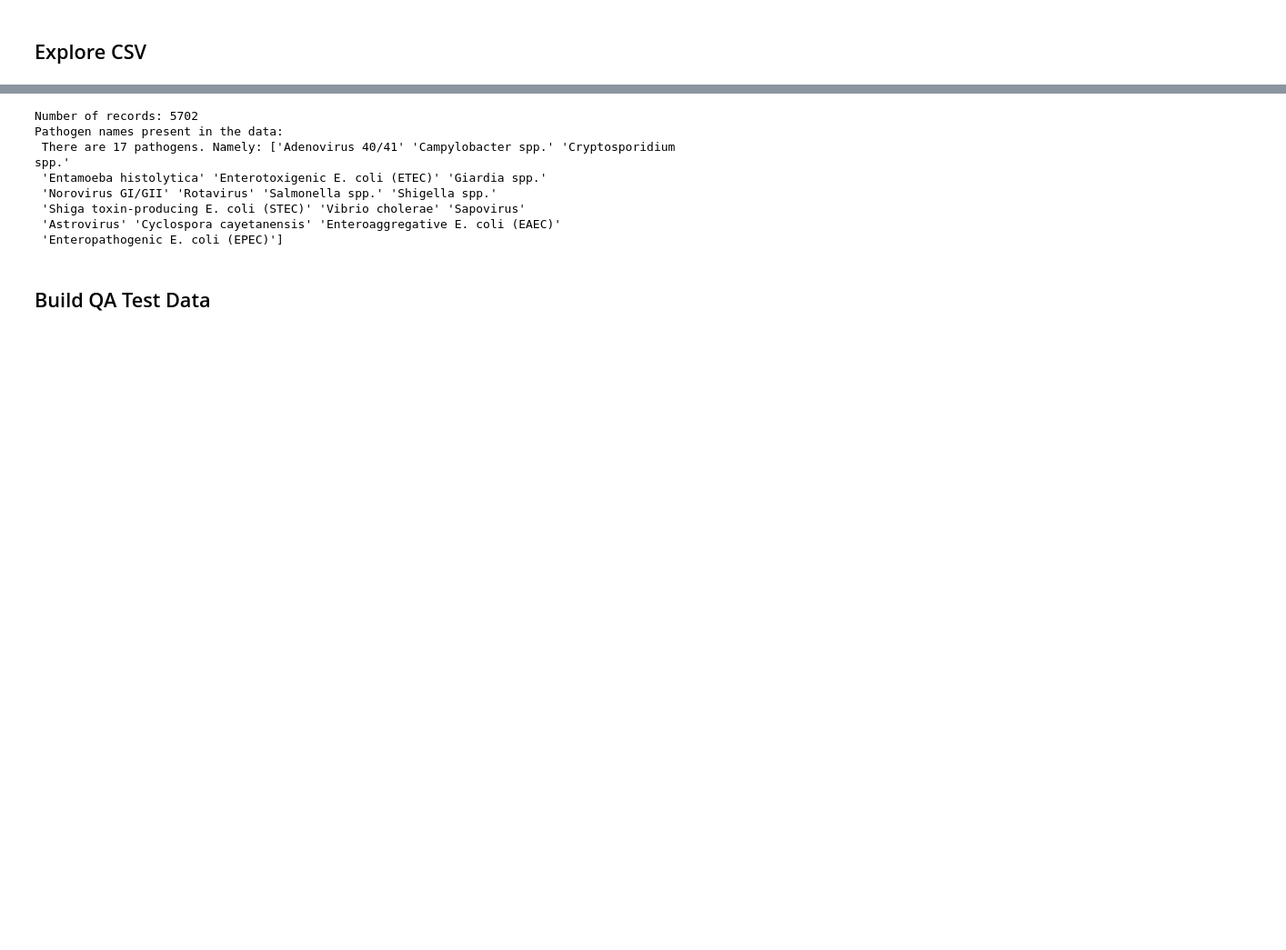
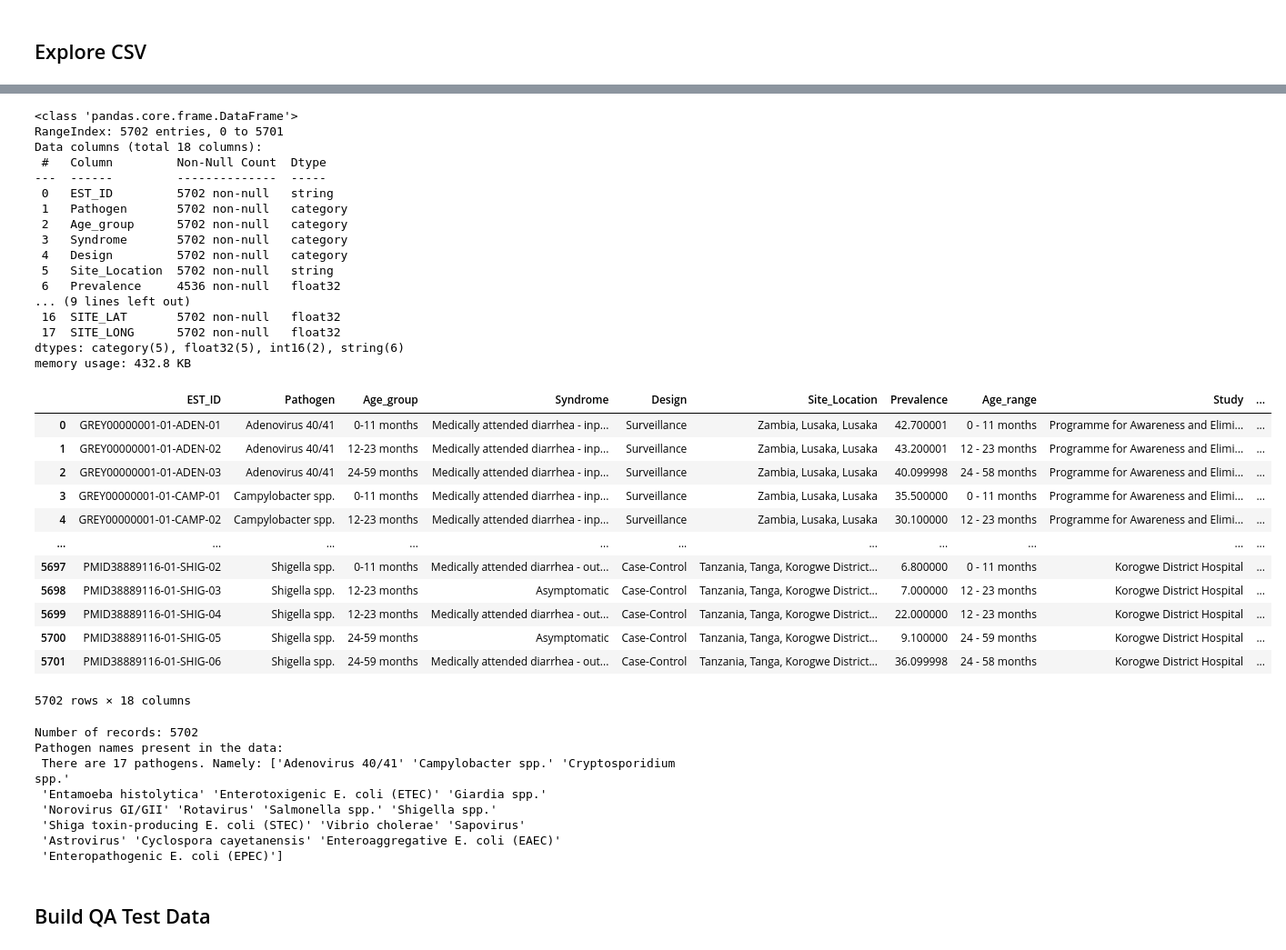
Before and after one commit to MINE-DD/dashboard, a Jupyter notebook: chat-backend/explore_planeo_data.ipynb, the cells around one changed output, grey strips where cells are left out. Shown at 91% size. Cells and saved outputs as stored; diff of their text form; code cells hidden in the pictures; blank space fills up the shorter version.

```diff
--- a/chat-backend/explore_planeo_data.ipynb
+++ b/chat-backend/explore_planeo_data.ipynb
@@ -22,3 +41,78 @@ data
+# %%
+
+
+
+
+def load_and_standardize_dataframe(filename):
+    def _extract_float(row):
+        try:
+            val = row.split()[0]
+            return float(val)
+        except:
+            return None
+    planeo_dtypes = {
+        'EST_ID':'string',
+        'Pathogen': 'category',
+        'Age_group': 'category',
+        'Syndrome': 'category',
+        'Design': 'category',
+        'Site_Location': 'string',
+        'Prevalence': 'string',
+        'Age_range': 'category',
+        'Study': 'string',
+        'Duration': 'string',
+        'Source': 'string',
+        'Hyperlink': 'string',
+        'CASES': 'float32',
+        'SAMPLES': 'float32',
+        'PREV': 'float32',
+        'SE': 'float32',
+        'SITE_LAT': 'float32',
+        'SITE_LONG': 'float32'
+    }
+    data = pd.read_csv(filename, dtype=planeo_dtypes)
+    data['CASES'] = data['CASES'].fillna(0).astype('int16')
+    data['SAMPLES'] = data['SAMPLES'].fillna(0).astype('int16')
+    data['Prevalence'] = data['Prevalence'].apply(_extract_float).astype('float32')
+
+    return data
+
+
+
+data = load_and_standardize_dataframe("../data/01_Points/Plan-EO_Dashboard_point_data.csv")
+data.info()
+data
+# %% [output]
+<class 'pandas.core.frame.DataFrame'>
+RangeIndex: 5702 entries, 0 to 5701
+Data columns (total 18 columns):
+ #   Column         Non-Null Count  Dtype
+---  ------         --------------  -----
+ 0   EST_ID         5702 non-null   string
+ 1   Pathogen       5702 non-null   category
+ 2   Age_group      5702 non-null   category
+ 3   Syndrome       5702 non-null   category
+ 4   Design         5702 non-null   category
+ 5   Site_Location  5702 non-null   string
+ 6   Prevalence     4536 non-null   float32
+... (9 lines left out)
+ 16  SITE_LAT       5702 non-null   float32
+ 17  SITE_LONG      5702 non-null   float32
+dtypes: category(5), float32(5), int16(2), string(6)
+memory usage: 432.8 KB
+|  | EST_ID | Pathogen | Age_group | Syndrome | Design | Site_Location | Prevalence | Age_range | Study | ... |
+| 0 | GREY00000001-01-ADEN-01 | Adenovirus 40/41 | 0-11 months | Medically attended diarrhea - inp... | Surveillance | Zambia, Lusaka, Lusaka | 42.700001 | 0 - 11 months | Programme for Awareness and Elimi... | ... |
+| 1 | GREY00000001-01-ADEN-02 | Adenovirus 40/41 | 12-23 months | Medically attended diarrhea - inp... | Surveillance | Zambia, Lusaka, Lusaka | 43.200001 | 12 - 23 months | Programme for Awareness and Elimi... | ... |
+| 2 | GREY00000001-01-ADEN-03 | Adenovirus 40/41 | 24-59 months | Medically attended diarrhea - inp... | Surveillance | Zambia, Lusaka, Lusaka | 40.099998 | 24 - 58 months | Programme for Awareness and Elimi... | ... |
+| 3 | GREY00000001-01-CAMP-01 | Campylobacter spp. | 0-11 months | Medically attended diarrhea - inp... | Surveillance | Zambia, Lusaka, Lusaka | 35.500000 | 0 - 11 months | Programme for Awareness and Elimi... | ... |
+| 4 | GREY00000001-01-CAMP-02 | Campylobacter spp. | 12-23 months | Medically attended diarrhea - inp... | Surveillance | Zambia, Lusaka, Lusaka | 30.100000 | 12 - 23 months | Programme for Awareness and Elimi... | ... |
+| ... | ... | ... | ... | ... | ... | ... | ... | ... | ... | ... |
+| 5697 | PMID38889116-01-SHIG-02 | Shigella spp. | 0-11 months | Medically attended diarrhea - out... | Case-Control | Tanzania, Tanga, Korogwe District... | 6.800000 | 0 - 11 months | Korogwe District Hospital | ... |
+| 5698 | PMID38889116-01-SHIG-03 | Shigella spp. | 12-23 months | Asymptomatic | Case-Control | Tanzania, Tanga, Korogwe District... | 7.000000 | 12 - 23 months | Korogwe District Hospital | ... |
+| 5699 | PMID38889116-01-SHIG-04 | Shigella spp. | 12-23 months | Medically attended diarrhea - out... | Case-Control | Tanzania, Tanga, Korogwe District... | 22.000000 | 12 - 23 months | Korogwe District Hospital | ... |
+| 5700 | PMID38889116-01-SHIG-05 | Shigella spp. | 24-59 months | Asymptomatic | Case-Control | Tanzania, Tanga, Korogwe District... | 9.100000 | 24 - 59 months | Korogwe District Hospital | ... |
+| 5701 | PMID38889116-01-SHIG-06 | Shigella spp. | 24-59 months | Medically attended diarrhea - out... | Case-Control | Tanzania, Tanga, Korogwe District... | 36.099998 | 24 - 58 months | Korogwe District Hospital | ... |
+5702 rows × 18 columns
 # %%
 # How many records are there?
 print(f"Number of records: {len(data)}")
```
Also changed, not shown: parts of 1 cell of this notebook, 3 other files.
